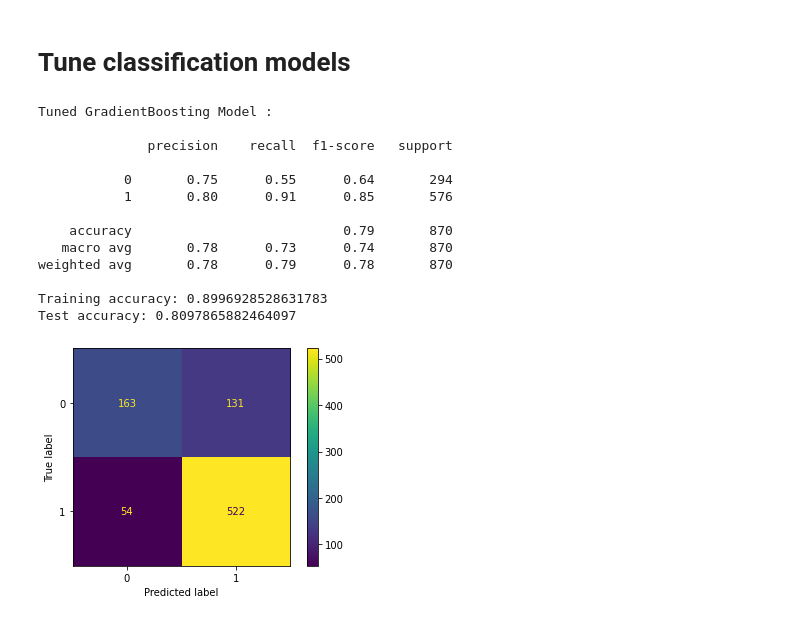
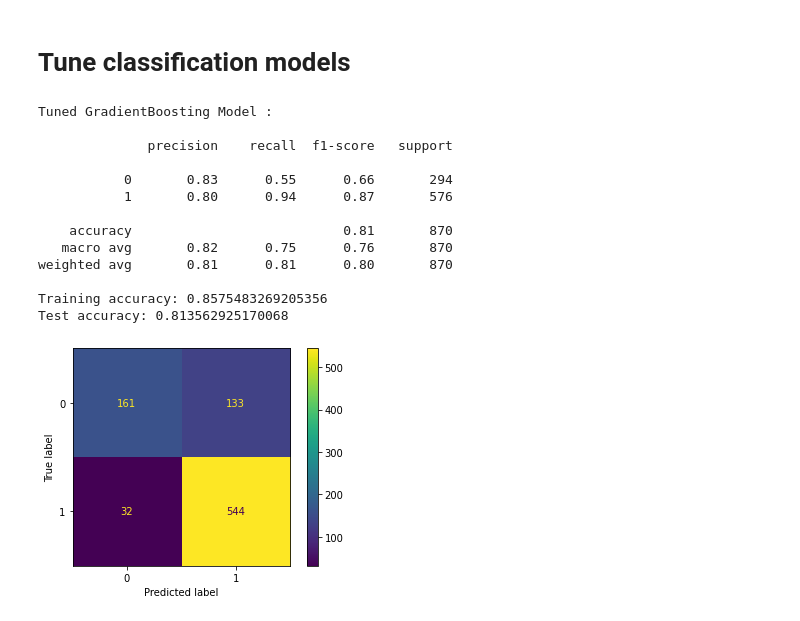
Before and after one commit to jakew4/NFL-Draft-Prediction-Project, a Jupyter notebook: nflDraft_prediction_project.ipynb, the cells around one changed output. Drawn from its saved outputs; the diff is of its cells as text; code cells hidden in the pictures.

```diff
--- a/nflDraft_prediction_project.ipynb
+++ b/nflDraft_prediction_project.ipynb
@@ -416,8 +416,7 @@ for x in range(len(models)):
     print(models[x][0])
     print(' \n ')
     print(classification_report(y_test, y_preds))
-    conf_mat = ConfusionMatrixDisplay.from_predictions(y_test, y_preds
-                                                 );
+    conf_mat = ConfusionMatrixDisplay.from_predictions(y_test, y_preds);
     plt.show()
     print(' \n ')
     print(f'Training ROC score: {roc_auc_score(y_train, pipe.predict_proba(X_train)[:,1])}')
@@ -575,23 +553,23 @@ def tune_model(model_tuned, model_og, params):
 # %%
 %%time
 # Tune GradientBoosting Model
 tune_model('Tuned GradientBoosting Model', GradientBoostingClassifier(),
            {'gradientboostingclassifier__random_state': [42],
-            'gradientboostingclassifier__n_estimators': list(range(20, 100, 20)),
+            'gradientboostingclassifier__n_estimators': list(range(5, 500, 50)),
             'gradientboostingclassifier__learning_rate': [1, 2, 6, 8]
             })
 # %% [output]
 Tuned GradientBoosting Model :
 
               precision    recall  f1-score   support
 
-           0       0.75      0.55      0.64       294
-           1       0.80      0.91      0.85       576
+           0       0.83      0.55      0.66       294
+           1       0.80      0.94      0.87       576
 
-    accuracy                           0.79       870
-   macro avg       0.78      0.73      0.74       870
-weighted avg       0.78      0.79      0.78       870
+    accuracy                           0.81       870
+   macro avg       0.82      0.75      0.76       870
+weighted avg       0.81      0.81      0.80       870
 
-Training accuracy: 0.8996928528631783
-Test accuracy: 0.8097865882464097
+Training accuracy: 0.8575483269205356
+Test accuracy: 0.813562925170068
-[figure, old version]
+[figure, new version]
```
Also changed, not shown: parts of 17 cells of this notebook.
